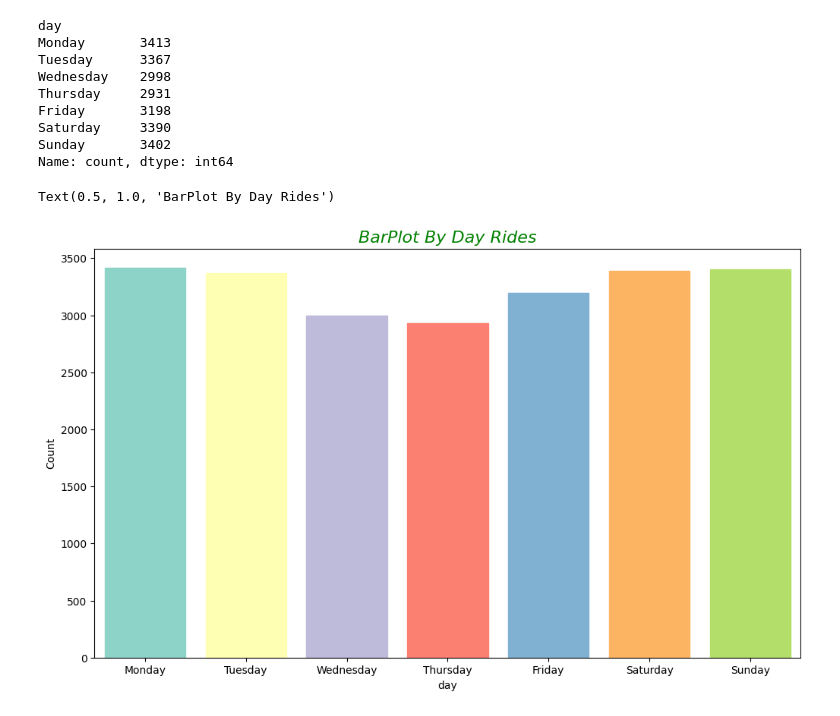
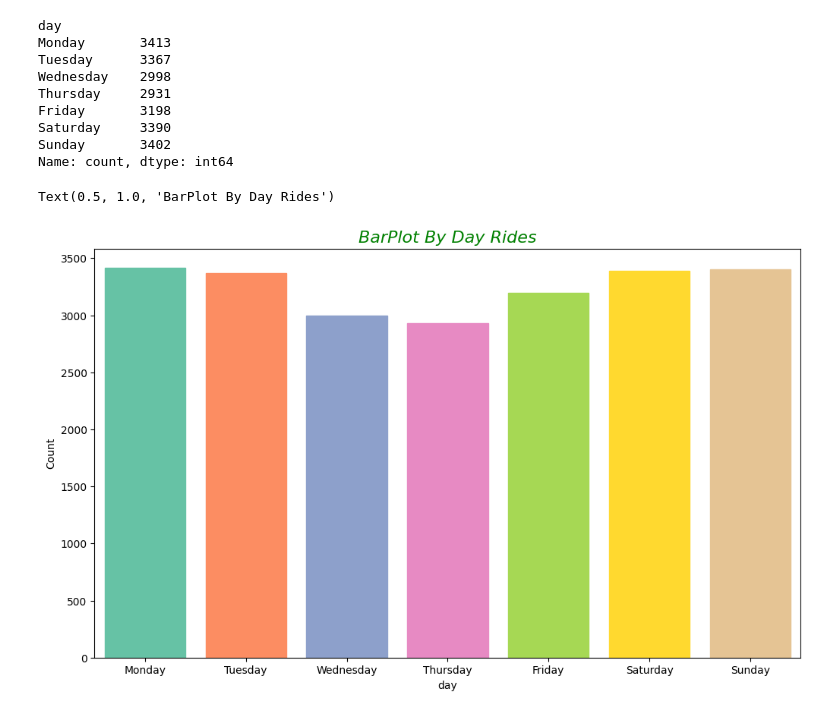
Before and after one commit to rashidul738/Yellow_Taxi_Trip_Data_Analysis_2025, a Jupyter notebook: Yellow_Taxi_Trip.ipynb, the cells around one changed output. Cells and saved outputs as stored; diff of their text form; code cells hidden in the pictures.

```diff
--- a/Yellow_Taxi_Trip.ipynb
+++ b/Yellow_Taxi_Trip.ipynb
@@ -8,7 +8,7 @@ import matplotlib.pyplot as plt
 import numpy as np
 # %%
 # Load dataset into dataframe
-df = pd.read_csv('2017_Yellow_Taxi_Trip_Data.csv')
+df = pd.read_csv('Yellow_Taxi_Trip_Data.csv')
 # %% [markdown]
 **Data exploration and cleaning**
 # %%
@@ -268,12 +268,12 @@ Name: count, dtype: int64
 # %%
 # Create bar plot for ride count by day
 plt.figure(figsize = (12, 7))
 ax = sns.barplot(x=day_rides.index, y = day_rides)
 ax.set_xticklabels(day_order)
 ax.set_ylabel('Count')
 for i, bar in enumerate(ax.patches):
-    bar.set_color(sns.color_palette("Set3", len(day_order))[i % len(day_order)])
+    bar.set_color(sns.color_palette("Set2", len(day_order))[i % len(day_order)])
 plt.title('BarPlot By Day Rides', fontsize = '16', color = 'Green', style = 'italic')
 # %% [output]
 Text(0.5, 1.0, 'BarPlot By Day Rides')
-[figure, old version]
+[figure, new version]
```
Also changed, not shown: parts of 7 cells of this notebook.
